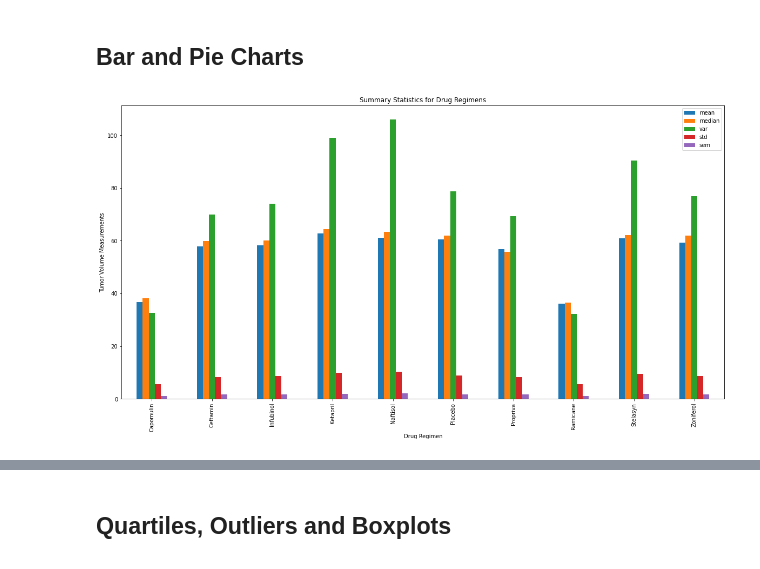
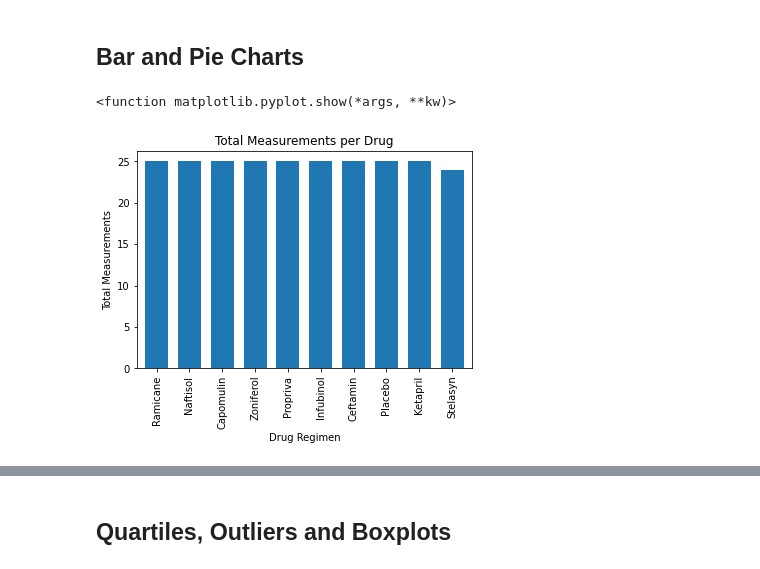
Before and after one commit to MLozano88/Pymaceuticals, a Jupyter notebook: Pymaceuticals/pymaceuticals_starter.ipynb, the cells around one changed output, grey strips where cells are left out. Cells and saved outputs as stored; diff of their text form; code cells hidden in the pictures.

Commit message:
Progress with charts and box plot...

```diff
--- a/Pymaceuticals/pymaceuticals_starter.ipynb
+++ b/Pymaceuticals/pymaceuticals_starter.ipynb
@@ -126,11 +123,15 @@ summ_stats_df
 ## Bar and Pie Charts
 # %%
 # Generate a bar plot showing the total number of measurements taken on each drug regimen using pandas.
-summ_stats_df.plot(kind='bar',figsize=(20,10))
-plt.title('Summary Statistics for Drug Regimens')
-plt.ylabel('Tumor Volume Measurements')
-plt.show()
+count_chart = cleanest_df['Drug Regimen'].value_counts().plot.bar(width = 0.7, zorder = 3)
+
+count_chart.set_xlabel('Drug Regimen')
+count_chart.set_ylabel('Total Measurements')
+count_chart.set_title('Total Measurements per Drug')
+
+plt.show
 # %% [output]
+<function matplotlib.pyplot.show(*args, **kw)>
-[figure, old version]
+[figure, new version]
 # %%
 # Generate a bar plot showing the total number of measurements taken on each drug regimen using pyplot.
```
Also changed, not shown: parts of 7 cells of this notebook.
